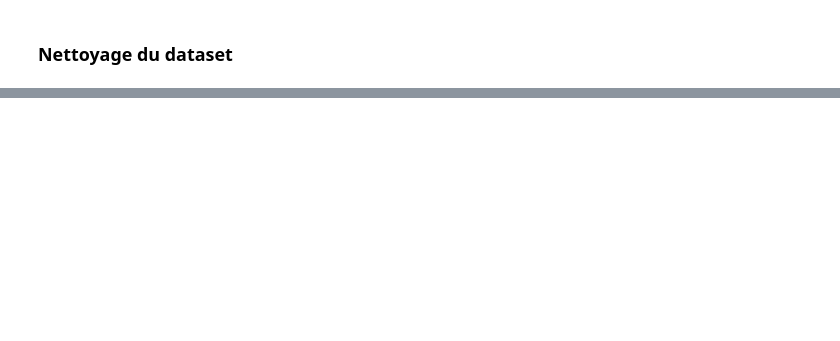
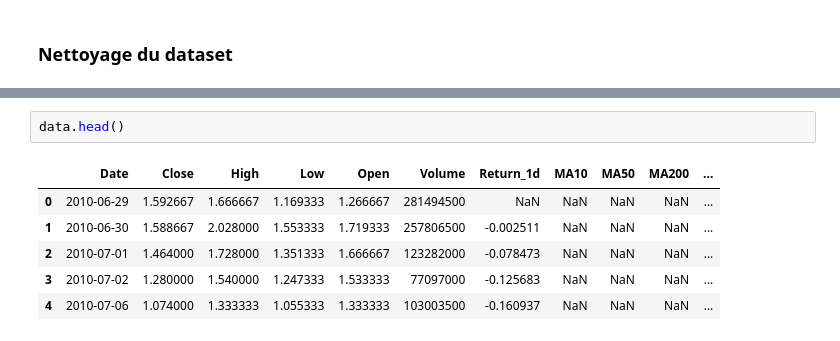
Before and after one commit to Thomasjiin/ML_Project, a Jupyter notebook: Tesla_stock_trend_prediction.ipynb, the cells around one changed output, grey strips where cells are left out. Drawn from its saved outputs; the diff is of its cells as text; blank space fills up the shorter version.

```diff
--- a/Tesla_stock_trend_prediction.ipynb
+++ b/Tesla_stock_trend_prediction.ipynb
@@ -48,0 +67,9 @@ dtype: int64
+# %%
+data.head()
+# %% [output]
+|  | Date | Close | High | Low | Open | Volume | Return_1d | MA10 | MA50 | MA200 | ... |
+| 0 | 2010-06-29 | 1.592667 | 1.666667 | 1.169333 | 1.266667 | 281494500 | NaN | NaN | NaN | NaN | ... |
+| 1 | 2010-06-30 | 1.588667 | 2.028000 | 1.553333 | 1.719333 | 257806500 | -0.002511 | NaN | NaN | NaN | ... |
+| 2 | 2010-07-01 | 1.464000 | 1.728000 | 1.351333 | 1.666667 | 123282000 | -0.078473 | NaN | NaN | NaN | ... |
+| 3 | 2010-07-02 | 1.280000 | 1.540000 | 1.247333 | 1.533333 | 77097000 | -0.125683 | NaN | NaN | NaN | ... |
+| 4 | 2010-07-06 | 1.074000 | 1.333333 | 1.055333 | 1.333333 | 103003500 | -0.160937 | NaN | NaN | NaN | ... |
```
Also changed, not shown: parts of 15 cells of this notebook.
